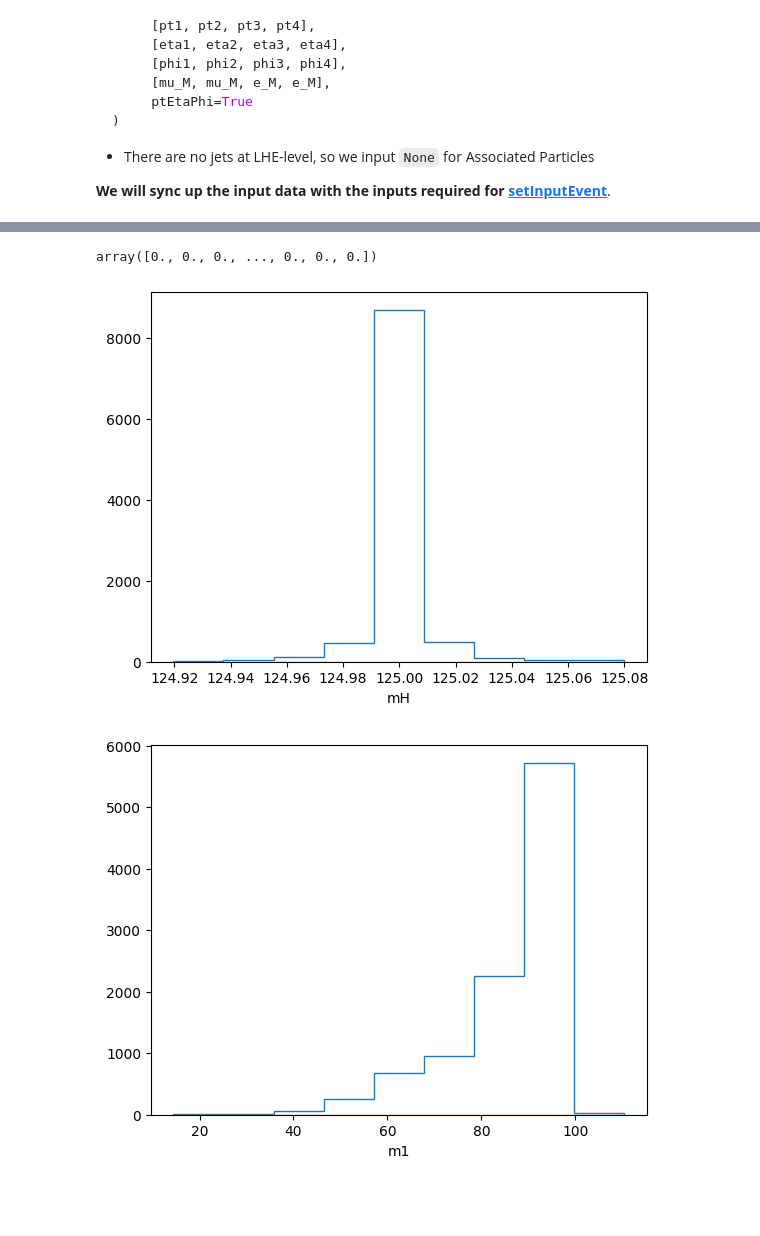
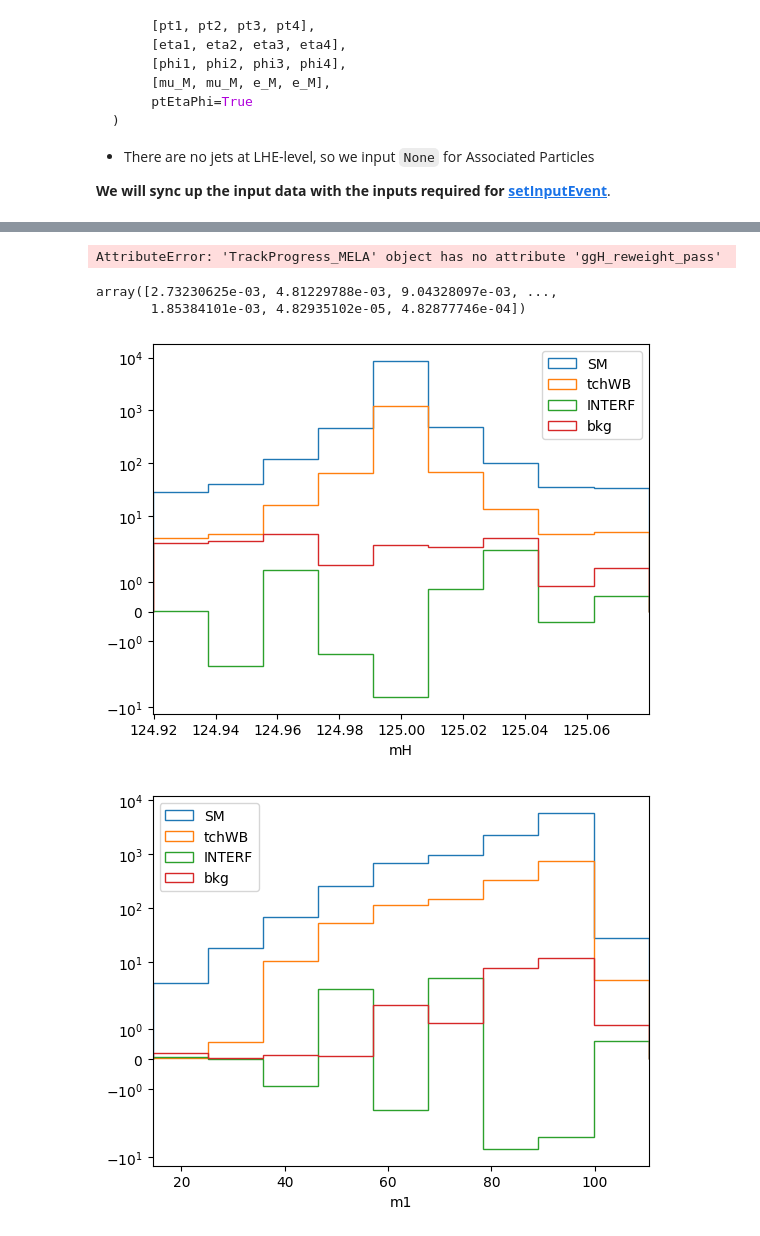
Before and after one commit to FNALLPC/cmseft, a Jupyter notebook: reweighting/MELA_Tutorial.ipynb, the cells around one changed output, grey strips where cells are left out. Drawn from its saved outputs; the diff is of its cells as text; code cells hidden in the pictures; blank space fills up the shorter version.

Commit message:
assertions

```diff
--- a/reweighting/MELA_Tutorial.ipynb
+++ b/reweighting/MELA_Tutorial.ipynb
@@ -239,7 +239,7 @@ AssertionError:
 The constructor can be found [here](https://spin.pha.jhu.edu/MELA/MELA_python.html) in Python as an example, with the underlying C++ function found [here](https://spin.pha.jhu.edu/MELA/classMela.html#aa0d92c0d836f7c720f584dc75a8031fc). **Note that all the actual function signatures are documented within the C++ area, as that is where the functions are actually defined**.
 # %%
 #MELA is initialized as (Center-of-Mass Energy, Higgs Mass, Verbosity)
-m = Mela.Mela(13, 125, Mela.VerbosityLevel.DEBUG)
+m = Mela.Mela(13, 125, Mela.VerbosityLevel.SILENT)
 # %% [output]
  ************** MCFM - version 7.0 ****************
  *                                                *
@@ -520,10 +545,11 @@ for hypo_dict in couplings:
 print(higgs_basis_conversion)
 
 coupling_setups = {
-    #MCFM simulates the gluon-fusion loop, so kappa_top and kappa_bot are the coupling strengths of the Higgs
-    #to the top and bottom quarks, respectively
-    "SM" : {"ghz1" : [1,0], "kappa_top" : [1,0], "kappa_bot" : [1,0]},
-    "tchWB" : dict()
+    "SM" : {"ghz1" : [1,0], "ghg2" : [1,0]},
+    "tchWB" : dict(),
+
+    "INTERF" : {"ghz4" : [1,0], "ghz1" : [1,0], "ghg2" : [1,0]},
+    "bkg" : dict()
 }
 for coupling_and_val in higgs_basis_conversion.strip().split():
     coupling, val = coupling_and_val.split('=')
@@ -584,7 +612,7 @@ with uproot.open("SAMPLE/SM_Higgs.root") as f_in:
         "LHEDaughterPhi",
         "LHEDaughterMass"
     ])
-    for i in tqdm.tqdm(range(len(data_branches)), desc="pre-processing events"):
+    for i in tqdm.tqdm(range(len(data)), desc="pre-processing events"):
         mothers = Mela.SimpleParticleCollection_t(
             data["LHEMotherId"][i],
             [0]*len(data["LHEMotherId"][i]),
@@ -619,9 +649,7 @@ One real useful thing about matrix element re-weighting is that it can also re-w
 # %%
 template_arr = np.zeros(len(input_data), dtype=np.float64)
 probabilities = {
-    "SM" : template_arr.copy(),
-    "tchWB" : template_arr.copy(),
-    "bkg" : template_arr.copy()
+    i : template_arr.copy() for i in coupling_setups.keys()
 }
 
 observables = np.zeros((8, len(input_data)), dtype=np.float64)
@@ -631,38 +659,53 @@ for i, input_event in tqdm.tqdm(enumerate(input_data), desc="reweighting", total
     m.setInputEvent(*input_event) #There's a reason we ordered it like we did!
     m.setProcess(Mela.Process.HSMHiggs, Mela.MatrixElement.MCFM, Mela.Production.ZZGG)
 
-    for coup_name, coup_val in coupling_setups["SM"].items():
-        setattr(m, coup_name, coup_val)
+    for name, coupling_dict in coupling_setups.items():
+        if name == "bkg":
+            m.setProcess(Mela.Process.bkgZZ, Mela.MatrixElement.MCFM, Mela.Production.ZZGG)
 
-    probabilities["SM"][i] = m.computeP(False)
+        for coup_name, coup_val in coupling_dict.items():
+            setattr(m, coup_name, coup_val)
 
-    for coup_name, coup_val in coupling_setups["tchWB"].items():
-        setattr(m, coup_name, coup_val)
-    probabilities["tchWB"][i] = m.computeP(False)
 
-    m.setProcess(Mela.Process.bkgZZ, Mela.MatrixElement.MCFM, Mela.Production.ZZGG)
-    probabilities["bkg"][i] = m.computeP(False)
+        probabilities[name][i] = m.computeP(False)
 
     observables[:,i] = m.computeDecayAngles()
 
 
     m.resetInputEvent()
 # %%
-probabilities["tchWB"]/probabilities["SM"]
+assert (probabilities["bkg"]/probabilities["SM"])[0] == 9.095145083305452e-06
+assert (probabilities["tchWB"]/probabilities["SM"])[0] == 2.106183926355055
+tracker.ggH_reweight_pass()
 # %% [output]
-array([0., 0., 0., ..., 0., 0., 0.])
+AttributeError: 'TrackProgress_MELA' object has no attribute 'ggH_reweight_pass'
+# %%
+probabilities["tchWB"]
+# %% [output]
+array([2.73230625e-03, 4.81229788e-03, 9.04328097e-03, ...,
+       1.85384101e-03, 4.82935102e-05, 4.82877746e-04])
 # %%
 for i, name in enumerate(observable_names):
     plt.figure()
     mini, maxi = observables[i].min(), observables[i].max()
     binning = np.linspace(mini, maxi, 10)
+    plt.xlim(binning[0], binning[-1])
 
-    plt.hist(observables[i], binning, histtype="step")
-    plt.hist(observables[i], binning, weights=probabilities["tchWB"]/probabilities["SM"], histtype="step")
+    for hypo, values in probabilities.items():
+        if hypo == "INTERF":
+            prob = probabilities["INTERF"] - probabilities["SM"] - probabilities["tchWB"]
+        else:
+            prob = probabilities[hypo]
+        plt.hist(
+            observables[i], binning, histtype="step",
+            weights=prob/probabilities["SM"], label=hypo
+        )
 
+    plt.legend()
+    plt.yscale('symlog')
     plt.xlabel(name)
     plt.show()
     plt.close(fig)
 # %% [output]
-[figure, old version]
+[figure, new version]
-[figure, old version]
+[figure, new version]
```
Also changed, not shown: parts of 24 cells of this notebook, 3 other files.
